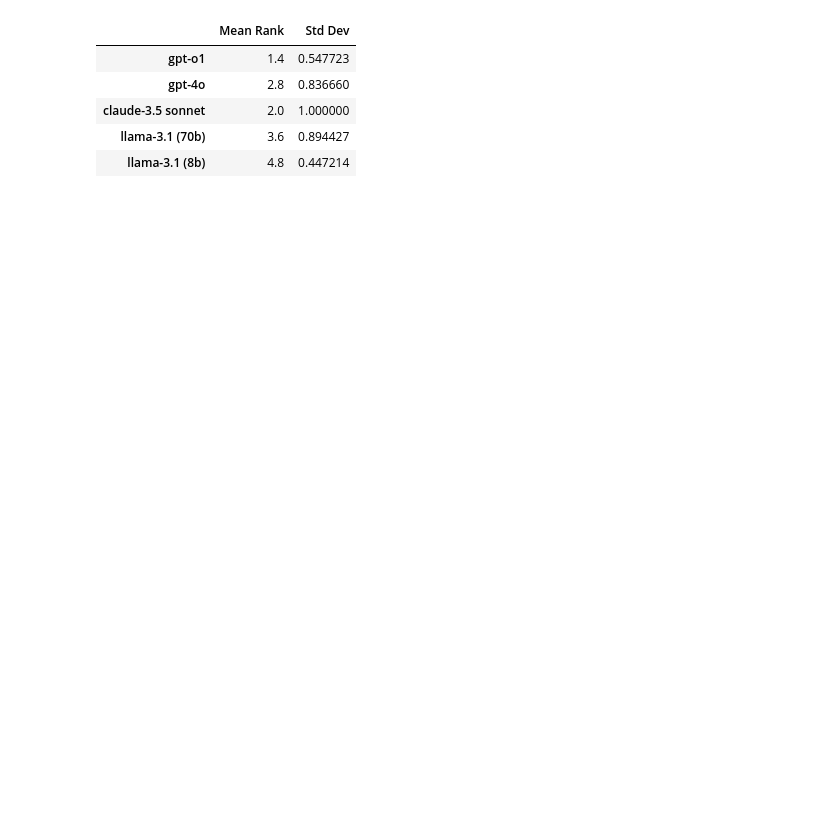
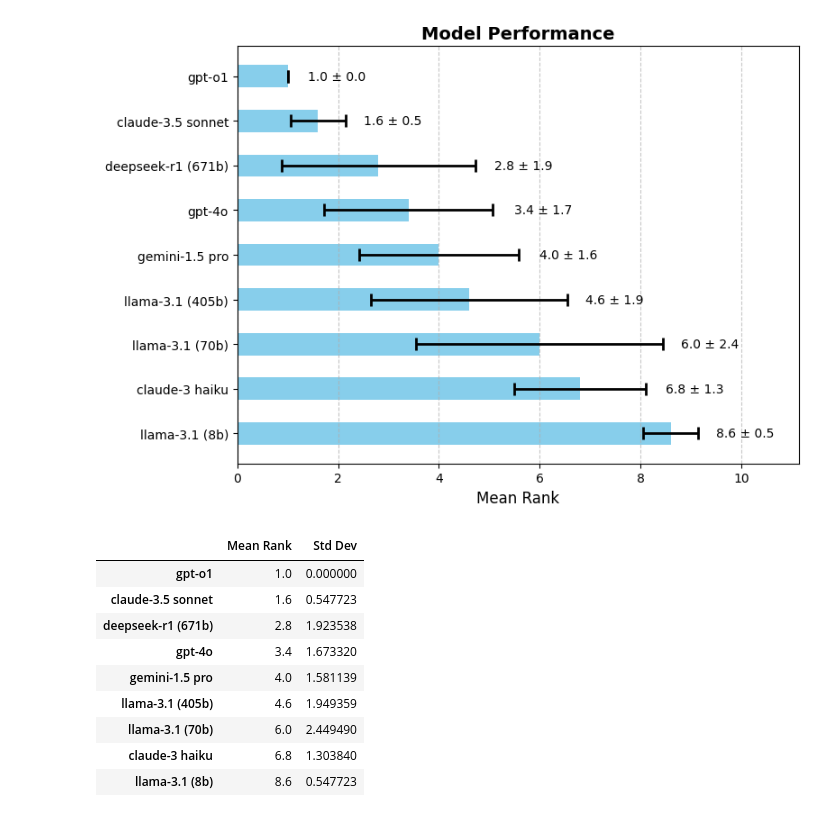
Before and after one commit to galtimur/various, a Jupyter notebook: lca_analysis/lca_corr_analysis.ipynb, the cells around one changed output. Saved outputs shown, nothing was run; the diff lists cells and outputs as text; code cells hidden in the pictures; blank space fills up the shorter version.

```diff
--- a/lca_analysis/lca_corr_analysis.ipynb
+++ b/lca_analysis/lca_corr_analysis.ipynb
@@ -44,20 +44,27 @@ task_results_df = pd.DataFrame(task_results_common)
 # task_results_df.loc["best"] = 1.0
 # task_results_df.loc["worst"] = 0.0
 # task_results_ranked = task_results_df.rank(ascending=False, method='min')
-task_results_ranked = rank_with_margin(task_results_df)
+task_results_ranked = rank_with_margin(task_results_df, margin=0.1)
 # task_spearman_corr = task_results_df.corr(method='spearman')
 # %%
 mean_ranks = task_results_ranked.mean(axis=1)
 std_ranks = task_results_ranked.std(axis=1)
 rank_stats = pd.DataFrame({"Mean Rank": mean_ranks, "Std Dev": std_ranks})
+rank_stats.sort_values(by="Mean Rank", ascending=True, inplace=True)
+ranks_chart(rank_stats)
 rank_stats
 # %% [output]
+[figure, added]
 |  | Mean Rank | Std Dev |
-| gpt-o1 | 1.4 | 0.547723 |
-| gpt-4o | 2.8 | 0.836660 |
-| claude-3.5 sonnet | 2.0 | 1.000000 |
-| llama-3.1 (70b) | 3.6 | 0.894427 |
-| llama-3.1 (8b) | 4.8 | 0.447214 |
+| gpt-o1 | 1.0 | 0.000000 |
+| claude-3.5 sonnet | 1.6 | 0.547723 |
+| deepseek-r1 (671b) | 2.8 | 1.923538 |
+| gpt-4o | 3.4 | 1.673320 |
+| gemini-1.5 pro | 4.0 | 1.581139 |
+| llama-3.1 (405b) | 4.6 | 1.949359 |
+| llama-3.1 (70b) | 6.0 | 2.449490 |
+| claude-3 haiku | 6.8 | 1.303840 |
+| llama-3.1 (8b) | 8.6 | 0.547723 |
 # %%
 plot_ranks(task_results_ranked)
 # %% [output]
```
Also changed, not shown: parts of 4 cells of this notebook, 1 other file.
